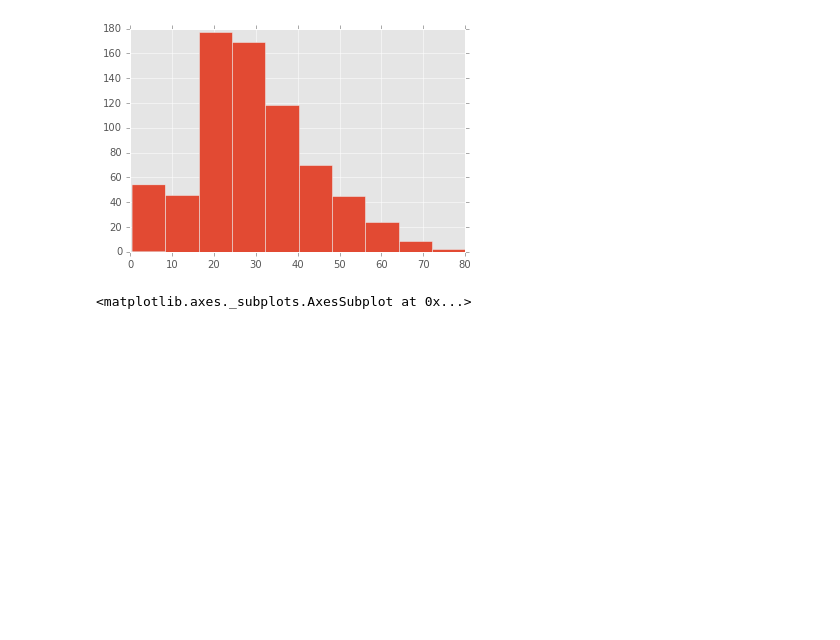
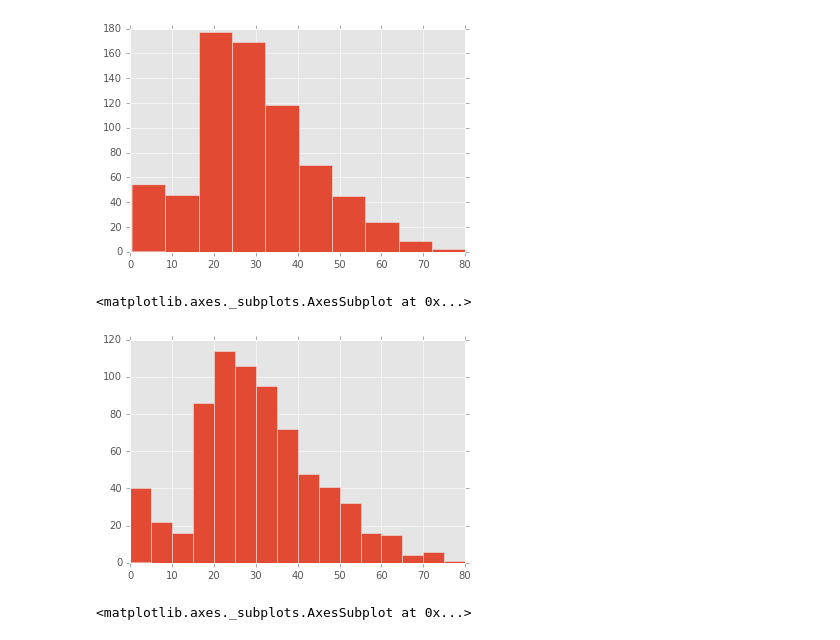
Before and after one commit to bjoyce3/titanic_data_exploration, a Jupyter notebook: titanic_walkthrough.ipynb, the cells around one changed output. Cells and saved outputs as stored; diff of their text form; code cells hidden in the pictures; blank space fills up the shorter version.

```diff
--- a/titanic_walkthrough.ipynb
+++ b/titanic_walkthrough.ipynb
@@ -190,0 +243,3 @@ Observations: There were many people in third class. More so than the other two
+# %%
+df['FamilySize'] = df['SibSp'] + df['Parch']
+df.head()
@@ -193,6 +257,11 @@ df["Age"].hist()
 # %% [output]
 <matplotlib.axes._subplots.AxesSubplot at 0x...>
 [figure]
+# %%
+df["Age"].dropna().hist(bins=16, range=(0,80))
+# %% [output]
+<matplotlib.axes._subplots.AxesSubplot at 0x...>
+[figure, added]
 # %%
 df["Fare"].hist()
 # %% [output]
```
Also changed, not shown: parts of 8 cells of this notebook, 1 other file.
